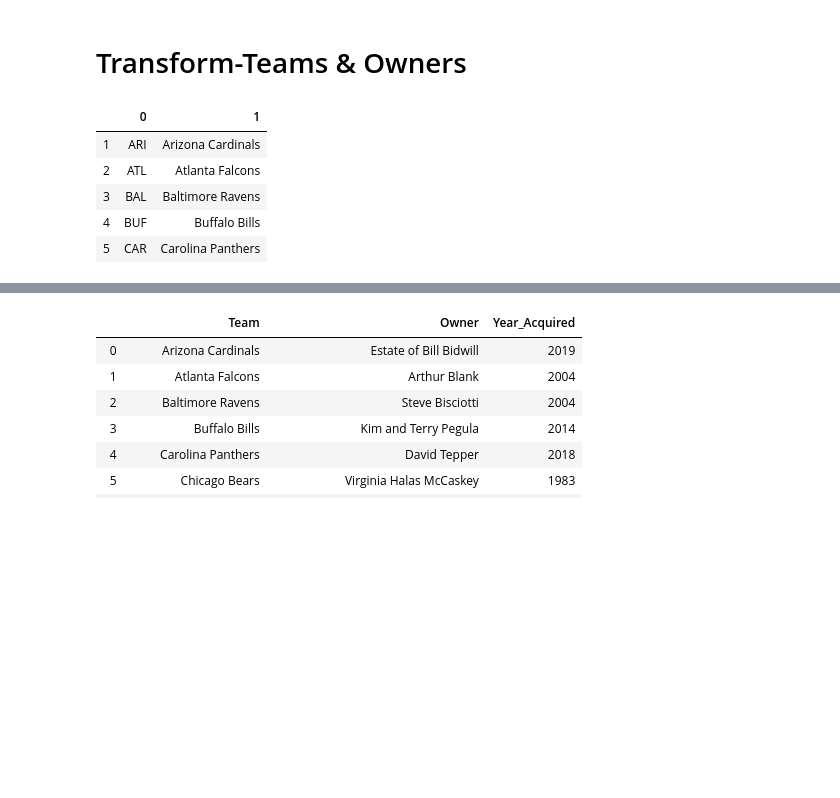
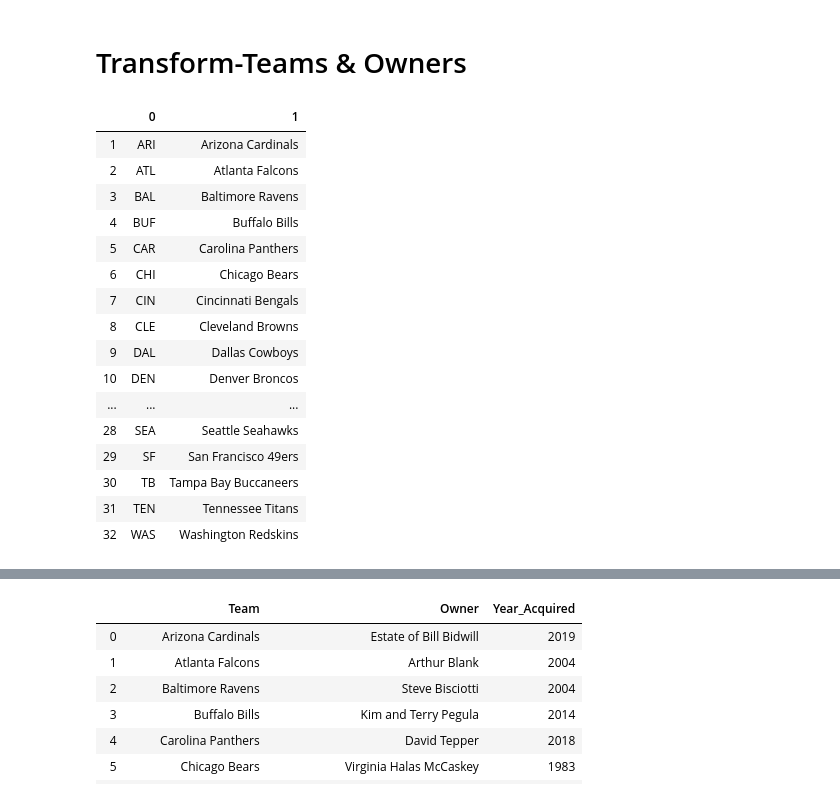
Before and after one commit to nberman12/NFL-ETL-Project, a Jupyter notebook: Nate/ETL-Project.ipynb, the cells around one changed output, grey strips where cells are left out. Cells and saved outputs as stored; diff of their text form; code cells hidden in the pictures; blank space fills up the shorter version.

```diff
--- a/Nate/ETL-Project.ipynb
+++ b/Nate/ETL-Project.ipynb
@@ -169,13 +169,24 @@ team_df=teams[0]
 owners_df=owners[0]
 # %%
 team_df=team_df.drop([0])
-team_df.head()
+team_df
 # %% [output]
 |  | 0 | 1 |
 | 1 | ARI | Arizona Cardinals |
 | 2 | ATL | Atlanta Falcons |
 | 3 | BAL | Baltimore Ravens |
 | 4 | BUF | Buffalo Bills |
 | 5 | CAR | Carolina Panthers |
+| 6 | CHI | Chicago Bears |
+| 7 | CIN | Cincinnati Bengals |
+| 8 | CLE | Cleveland Browns |
+| 9 | DAL | Dallas Cowboys |
+| 10 | DEN | Denver Broncos |
+| ... | ... | ... |
+| 28 | SEA | Seattle Seahawks |
+| 29 | SF | San Francisco 49ers |
+| 30 | TB | Tampa Bay Buccaneers |
+| 31 | TEN | Tennessee Titans |
+| 32 | WAS | Washington Redskins |
 # %%
 team_df=team_df.rename(columns={0: "TM", 1: "Team"})
```
Also changed, not shown: parts of 7 cells of this notebook.
